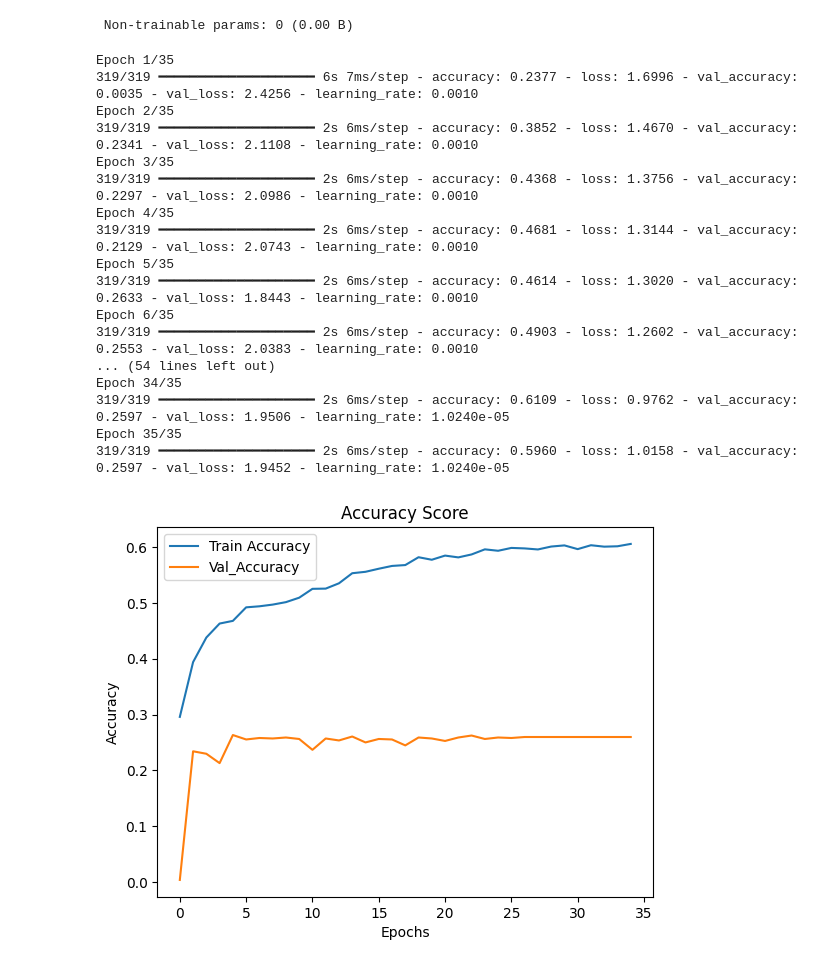
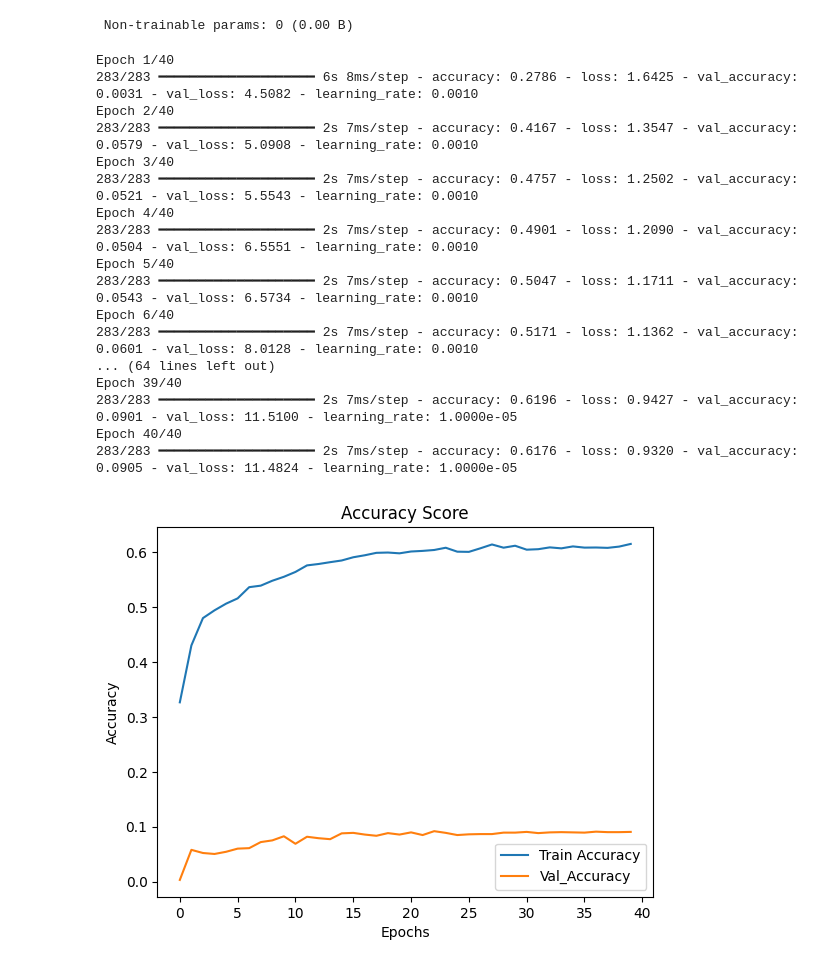
Before and after one commit to ChibuzoKelechi/GoogleColab_notebooks, a Jupyter notebook: audioclassifier.ipynb, the cells around one changed output. Cells and saved outputs as stored; diff of their text form; code cells hidden in the pictures.

```diff
--- a/audioclassifier.ipynb
+++ b/audioclassifier.ipynb
@@ -24,7 +24,7 @@ class audio_config:
 
 class Configs:
     # General
-    epochs = 35
+    epochs = 40
     lr = 0.001
     batch_size = 32
 
@@ -198,44 +198,44 @@ Model: "sequential"
 training = audio_clf.fit(
     x_audio,
     y_labels,
-    validation_split=0.1,
+    validation_split=0.2,
     epochs=Configs.epochs,
     batch_size=Configs.batch_size,
     callbacks=[rlp_callback],
 )
 # %% [output]
-Epoch 1/35
-319/319 ━━━━━━━━━━━━━━━━━━━━ 6s 7ms/step - accuracy: 0.2377 - loss: 1.6996 - val_accuracy: 0.0035 - val_loss: 2.4256 - learning_rate: 0.0010
-Epoch 2/35
-319/319 ━━━━━━━━━━━━━━━━━━━━ 2s 6ms/step - accuracy: 0.3852 - loss: 1.4670 - val_accuracy: 0.2341 - val_loss: 2.1108 - learning_rate: 0.0010
-Epoch 3/35
-319/319 ━━━━━━━━━━━━━━━━━━━━ 2s 6ms/step - accuracy: 0.4368 - loss: 1.3756 - val_accuracy: 0.2297 - val_loss: 2.0986 - learning_rate: 0.0010
-Epoch 4/35
-319/319 ━━━━━━━━━━━━━━━━━━━━ 2s 6ms/step - accuracy: 0.4681 - loss: 1.3144 - val_accuracy: 0.2129 - val_loss: 2.0743 - learning_rate: 0.0010
-Epoch 5/35
-319/319 ━━━━━━━━━━━━━━━━━━━━ 2s 6ms/step - accuracy: 0.4614 - loss: 1.3020 - val_accuracy: 0.2633 - val_loss: 1.8443 - learning_rate: 0.0010
-Epoch 6/35
-319/319 ━━━━━━━━━━━━━━━━━━━━ 2s 6ms/step - accuracy: 0.4903 - loss: 1.2602 - val_accuracy: 0.2553 - val_loss: 2.0383 - learning_rate: 0.0010
-... (54 lines left out)
-Epoch 34/35
-319/319 ━━━━━━━━━━━━━━━━━━━━ 2s 6ms/step - accuracy: 0.6109 - loss: 0.9762 - val_accuracy: 0.2597 - val_loss: 1.9506 - learning_rate: 1.0240e-05
-Epoch 35/35
-319/319 ━━━━━━━━━━━━━━━━━━━━ 2s 6ms/step - accuracy: 0.5960 - loss: 1.0158 - val_accuracy: 0.2597 - val_loss: 1.9452 - learning_rate: 1.0240e-05
+Epoch 1/40
+283/283 ━━━━━━━━━━━━━━━━━━━━ 6s 8ms/step - accuracy: 0.2786 - loss: 1.6425 - val_accuracy: 0.0031 - val_loss: 4.5082 - learning_rate: 0.0010
+Epoch 2/40
+283/283 ━━━━━━━━━━━━━━━━━━━━ 2s 7ms/step - accuracy: 0.4167 - loss: 1.3547 - val_accuracy: 0.0579 - val_loss: 5.0908 - learning_rate: 0.0010
+Epoch 3/40
+283/283 ━━━━━━━━━━━━━━━━━━━━ 2s 7ms/step - accuracy: 0.4757 - loss: 1.2502 - val_accuracy: 0.0521 - val_loss: 5.5543 - learning_rate: 0.0010
+Epoch 4/40
+283/283 ━━━━━━━━━━━━━━━━━━━━ 2s 7ms/step - accuracy: 0.4901 - loss: 1.2090 - val_accuracy: 0.0504 - val_loss: 6.5551 - learning_rate: 0.0010
+Epoch 5/40
+283/283 ━━━━━━━━━━━━━━━━━━━━ 2s 7ms/step - accuracy: 0.5047 - loss: 1.1711 - val_accuracy: 0.0543 - val_loss: 6.5734 - learning_rate: 0.0010
+Epoch 6/40
+283/283 ━━━━━━━━━━━━━━━━━━━━ 2s 7ms/step - accuracy: 0.5171 - loss: 1.1362 - val_accuracy: 0.0601 - val_loss: 8.0128 - learning_rate: 0.0010
+... (64 lines left out)
+Epoch 39/40
+283/283 ━━━━━━━━━━━━━━━━━━━━ 2s 7ms/step - accuracy: 0.6196 - loss: 0.9427 - val_accuracy: 0.0901 - val_loss: 11.5100 - learning_rate: 1.0000e-05
+Epoch 40/40
+283/283 ━━━━━━━━━━━━━━━━━━━━ 2s 7ms/step - accuracy: 0.6176 - loss: 0.9320 - val_accuracy: 0.0905 - val_loss: 11.4824 - learning_rate: 1.0000e-05
 # %%
-epochs = list(range(35))
+epochs = list(range(40))
 
 accuracy = training.history["accuracy"]
 val_accuracy = training.history["val_accuracy"]
 
 plt.plot(epochs , accuracy, label = 'Train Accuracy')
 plt.plot(epochs , val_accuracy, label = 'Val_Accuracy')
 plt.xlabel("Epochs")
 plt.ylabel("Accuracy")
 plt.title("Accuracy Score")
 plt.legend()
 plt.show()
 # %% [output]
-[figure, old version]
+[figure, new version]
 # %%
 loss = training.history["loss"]
 val_loss = training.history["val_loss"]
```
Also changed, not shown: parts of 3 cells of this notebook.
